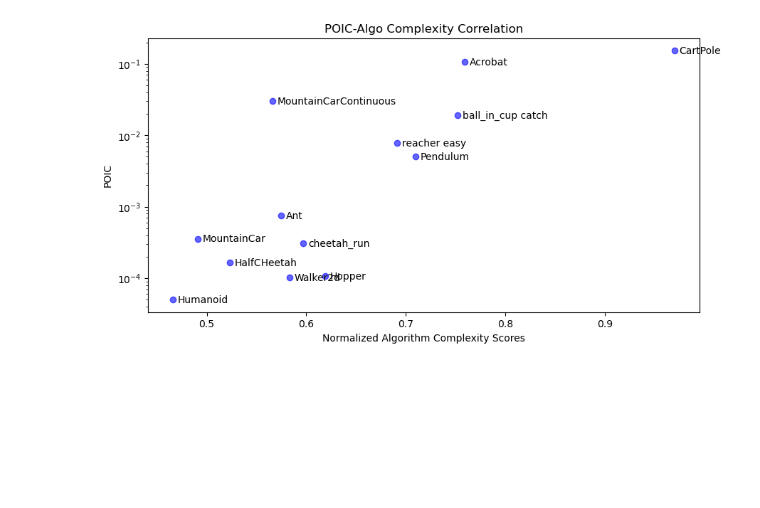
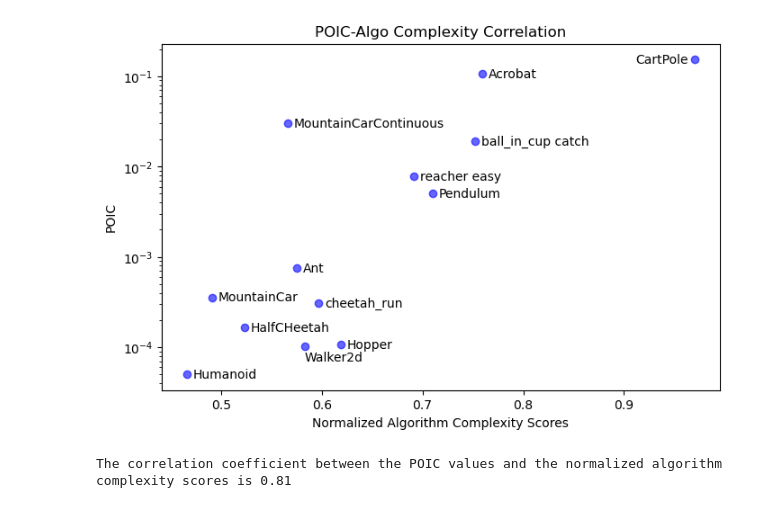
Before and after one commit to hannesill/latent-rl, a Jupyter notebook: poic_plots.ipynb, the cells around one changed output. Saved outputs shown, nothing was run; the diff lists cells and outputs as text; code cells hidden in the pictures; blank space fills up the shorter version.

```diff
--- a/poic_plots.ipynb
+++ b/poic_plots.ipynb
@@ -44,14 +46,24 @@ plt.show()
 # %%
 # Plot the POIC values on a log scale on the y axis and the normalized algorithm complexity scores on the x axis
-plt.figure(figsize=(10, 5))
+plt.figure(figsize=(8, 5))
 plt.scatter(sorted_algo_complexity_scores, sorted_poic_values, color='b', alpha=0.6, label='POIC')
 plt.yscale("log")
 plt.xlabel("Normalized Algorithm Complexity Scores")
 plt.ylabel("POIC")
 plt.title("POIC-Algo Complexity Correlation")
 # Show the environment names at the points
 for i in range(len(sorted_poic_envs)):
-    plt.annotate(sorted_poic_envs[i], (sorted_algo_complexity_scores[i], sorted_poic_values[i]), textcoords="offset points", xytext=(5, 5), ha='left',va='top')
+    if sorted_poic_envs[i] == "Walker2d":
+        plt.annotate(sorted_poic_envs[i], (sorted_algo_complexity_scores[i], sorted_poic_values[i]), textcoords="offset points", xytext=(0, -4), ha='left',va='top')
+    elif sorted_poic_envs[i] == "CartPole":
+        plt.annotate(sorted_poic_envs[i], (sorted_algo_complexity_scores[i], sorted_poic_values[i]), textcoords="offset points", xytext=(-5, 5), ha='right',va='top')
+    else:
+        plt.annotate(sorted_poic_envs[i], (sorted_algo_complexity_scores[i], sorted_poic_values[i]), textcoords="offset points", xytext=(5, 5), ha='left',va='top')
 plt.show()
+
+# Calculate the correlation coefficient between the POIC values and the normalized algorithm complexity scores
+corr_coef = np.corrcoef(sorted_algo_complexity_scores, sorted_poic_values)[0, 1]
+print(f"The correlation coefficient between the POIC values and the normalized algorithm complexity scores is {corr_coef:.2f}")
 # %% [output]
-[figure, old version]
+[figure, new version]
+The correlation coefficient between the POIC values and the normalized algorithm complexity scores is 0.81
```
Also changed, not shown: parts of 1 cell of this notebook.
